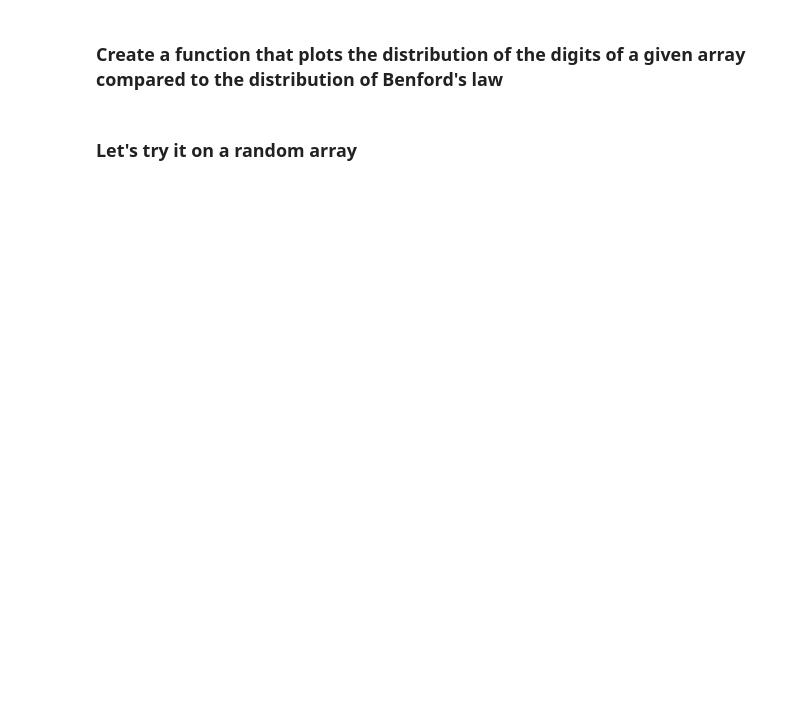
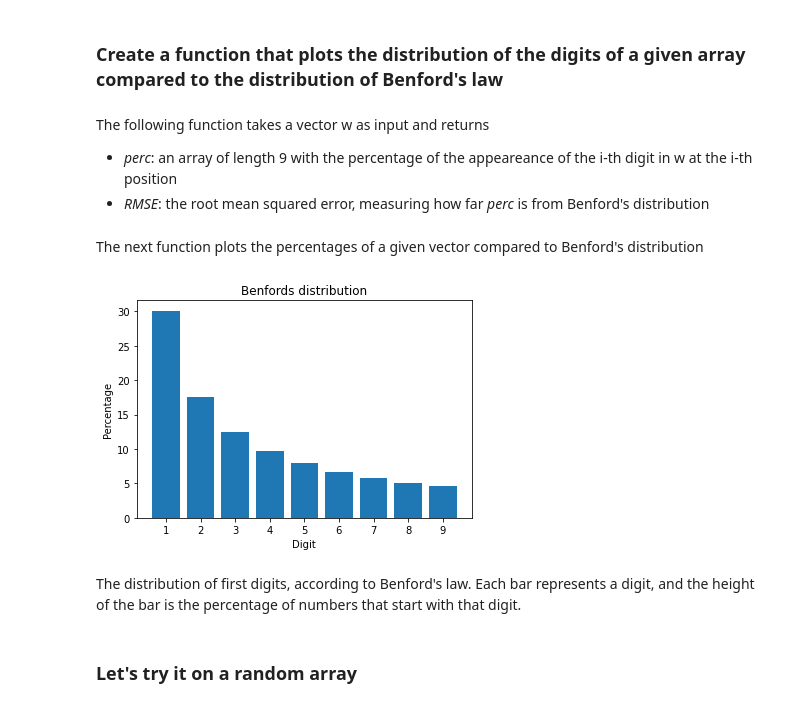
Before and after one commit to Marta-Bar/Benfords-law, a Jupyter notebook: Benfordness.ipynb, the cells around one changed output. Cells and saved outputs as stored; diff of their text form; code cells hidden in the pictures; blank space fills up the shorter version.

```diff
--- a/Benfordness.ipynb
+++ b/Benfordness.ipynb
@@ -12 +15,5 @@ from scipy.stats import chisquare
+# %% [markdown]
+The following function takes a vector w as input and returns
+- *perc*: an array of length 9 with the percentage of the appeareance of the i-th digit in w at the i-th position
+- *RMSE*: the root mean squared error, measuring how far *perc* is from Benford's distribution
 # %%
@@ -74,0 +53,2 @@ def Benford_print(w, name= 'Input'):
+# %% [markdown]
+The next function plots the percentages of a given vector compared to Benford's distribution
@@ -75,3 +72,13 @@ def Benford_print(w, name= 'Input'):
+# %%
+plt.bar(np.arange(1,10), benford, tick_label = np.arange(1,10))
+plt.title('Benfords distribution')
+plt.ylabel('Percentage')
+plt.xlabel('Digit')
+plt.show()
+# %% [output]
+[figure, added]
+# %% [markdown]
+The distribution of first digits, according to Benford's law. Each bar represents a digit, and the height of the bar is the percentage of numbers that start with that digit.
 # %% [markdown]
 ### Let's try it on a random array
 # %%
```
Also changed, not shown: parts of 22 cells of this notebook, 2 other files.
